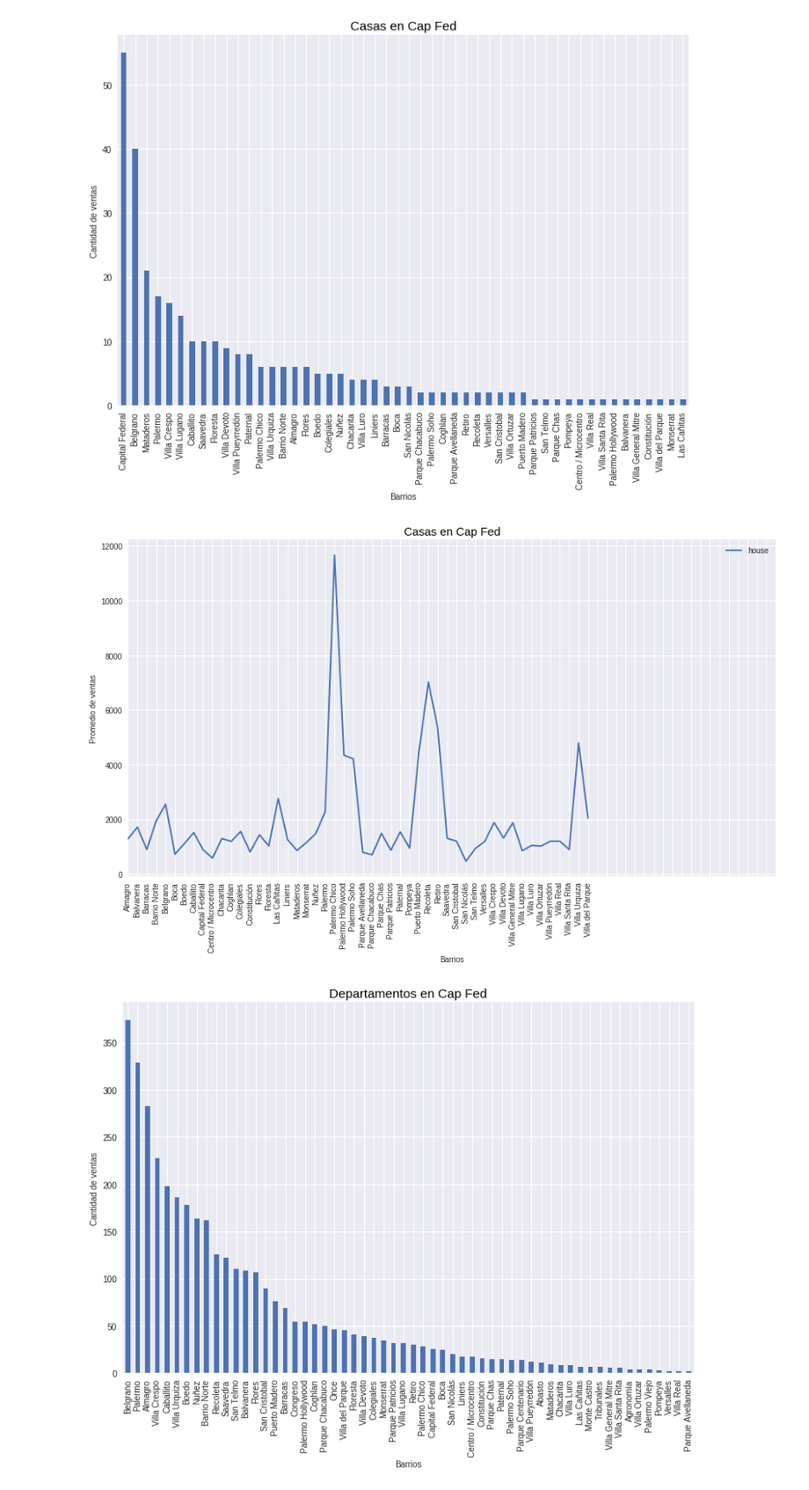
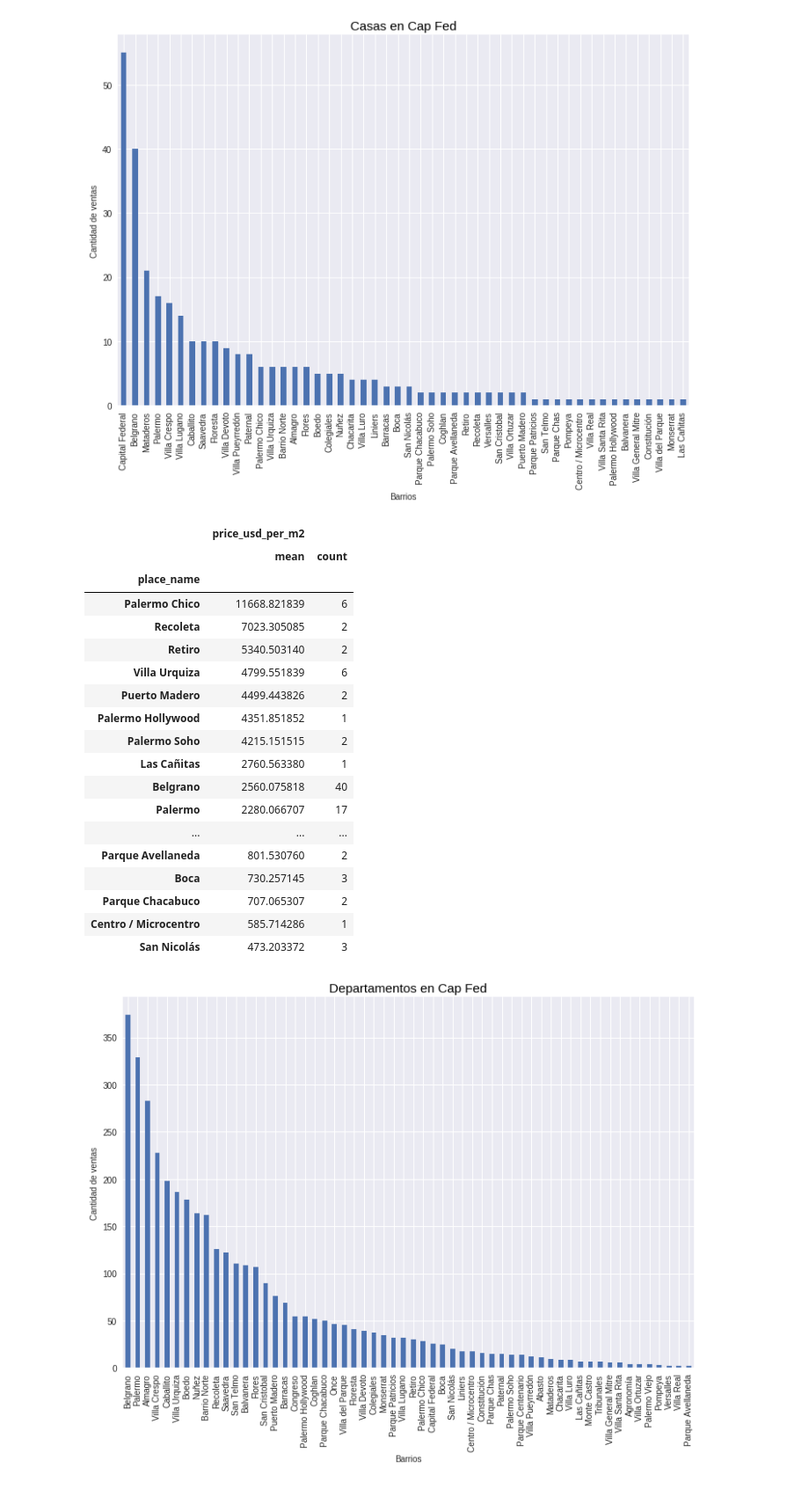
Before and after one commit to ariel55/survivingdata, a Jupyter notebook: yuri.ipynb, the cells around one changed output. Shown at 88% size. Cells and saved outputs as stored; diff of their text form; code cells hidden in the pictures.

```diff
--- a/yuri.ipynb
+++ b/yuri.ipynb
@@ -358,18 +279,30 @@ CasasCapFed_hist = CasasEnCapFed['place_name'].value_counts()
 CasasCapFed_hist.plot(kind='bar',rot=90,figsize=(12,8));
 # %% [output]
 [figure]
-# %%
-PropiedadesCapFed.loc[PropiedadesCapFed.property_type.str.contains('house'),\
-                 ['place_name','price_usd_per_m2']].groupby('place_name').mean()\
-                 .loc[:,'price_usd_per_m2'].plot(rot=90,xticks=range(0,70),linewidth=2,figsize=(15,8),label='house');
-
-plt.legend();
-plt.title ('Casas en Cap Fed',color='black', fontsize=15)
-plt.ylabel('Promedio de ventas', fontsize=10)
-plt.xlabel('Barrios', fontsize=10)
-plt.show();
-# %% [output]
-[figure, removed]
+# %%
+GrupoCasas=CasasEnCapFed.loc[:,['place_name','price_usd_per_m2']].groupby(['place_name'])\
+                .agg(['mean','count']).sort_values(('price_usd_per_m2','mean'), ascending=False)
+GrupoCasas
+# %% [output]
+|  | price_usd_per_m2 |  |
+|  | mean | count |
+| place_name |  |  |
+| Palermo Chico | 11668.821839 | 6 |
+| Recoleta | 7023.305085 | 2 |
+| Retiro | 5340.503140 | 2 |
+| Villa Urquiza | 4799.551839 | 6 |
+| Puerto Madero | 4499.443826 | 2 |
+| Palermo Hollywood | 4351.851852 | 1 |
+| Palermo Soho | 4215.151515 | 2 |
+| Las Cañitas | 2760.563380 | 1 |
+| Belgrano | 2560.075818 | 40 |
+| Palermo | 2280.066707 | 17 |
+| ... | ... | ... |
+| Parque Avellaneda | 801.530760 | 2 |
+| Boca | 730.257145 | 3 |
+| Parque Chacabuco | 707.065307 | 2 |
+| Centro / Microcentro | 585.714286 | 1 |
+| San Nicolás | 473.203372 | 3 |
 # %%
 f = plt.figure()
 
```
Also changed, not shown: parts of 25 cells of this notebook.
